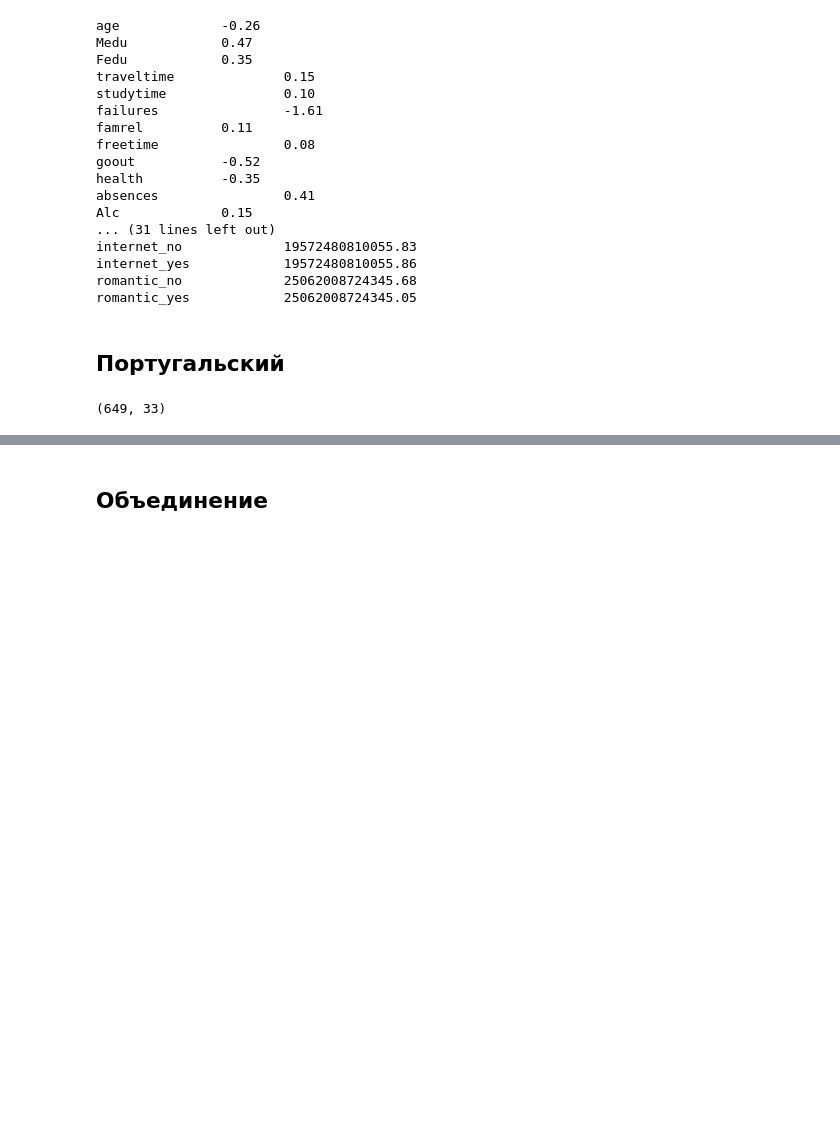
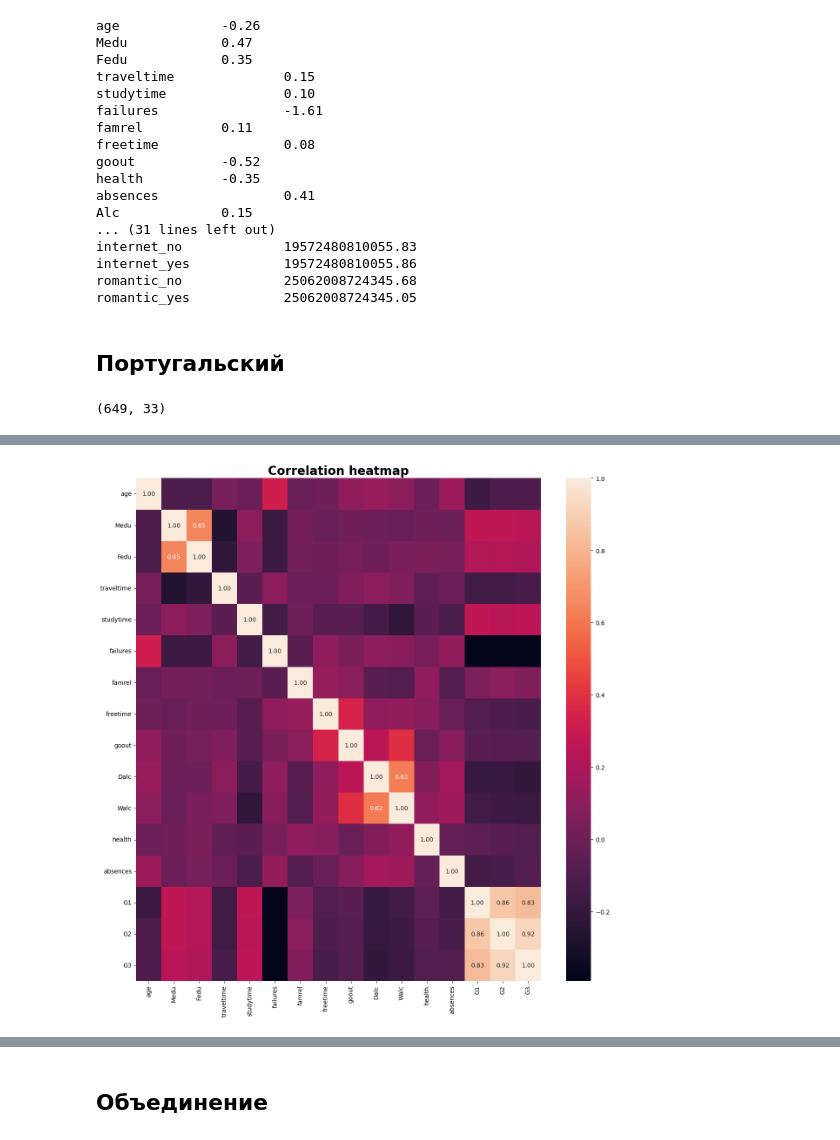
Before and after one commit to LilyKras/andan_alco_project, a Jupyter notebook: project.ipynb, the cells around one changed output, grey strips where cells are left out. Saved outputs shown, nothing was run; the diff lists cells and outputs as text; code cells hidden in the pictures; blank space fills up the shorter version.

```diff
--- a/project.ipynb
+++ b/project.ipynb
@@ -365 +437,16 @@ Index(['school', 'sex', 'age', 'address', 'famsize', 'Pstatus', 'Medu', 'Fedu',
       dtype='object')
+# %%
+plt.figure(figsize=(15,15))
+ax = sns.heatmap(df_port.corr(numeric_only=True),annot = True, fmt = ".2f")
+for t in ax.texts:
+    if float(t.get_text()) >= 0.4 or float(t.get_text()) <= -0.4:
+        t.set_text(t.get_text())
+    else:
+        t.set_text("")
+plt.xticks(rotation=90)
+plt.yticks(rotation = 0)
+ax.set_title('Correlation heatmap', fontdict = {'fontsize':20, 'fontweight':600})
+
+plt.show()
+# %% [output]
+[figure, added]
```
Also changed, not shown: parts of 34 cells of this notebook.
